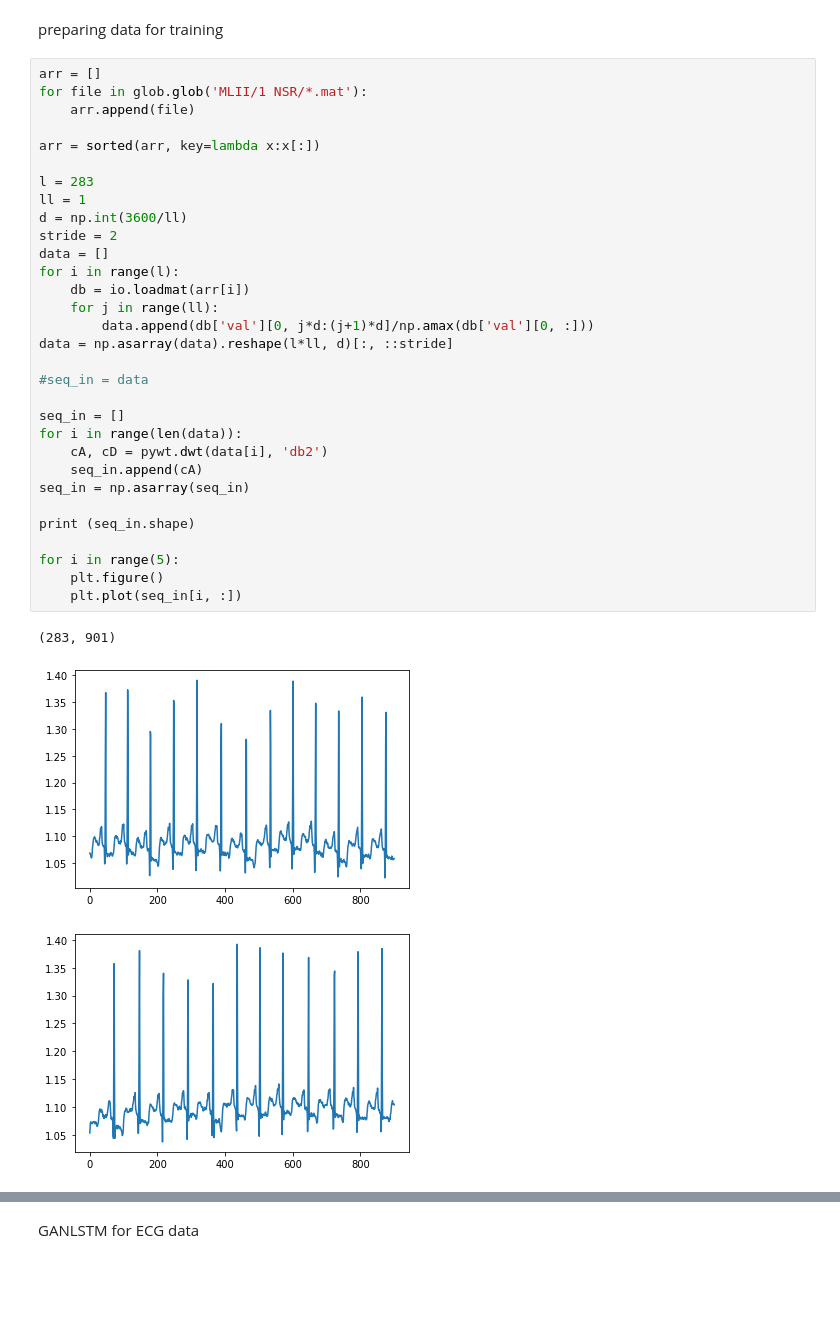
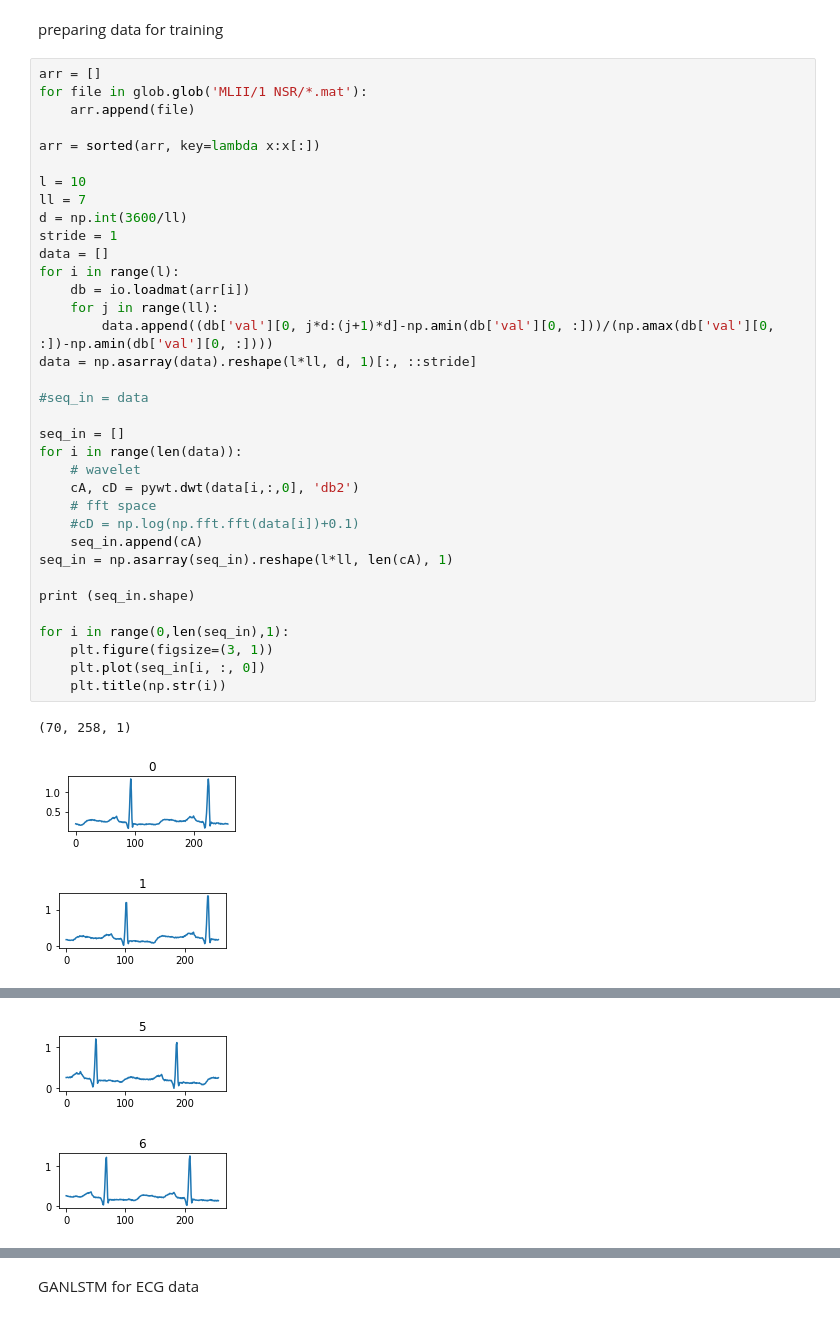
Before and after one commit to abbasloo/dnnHealth, a Jupyter notebook: GANCNNLSTM/LSTMGAN.ipynb, the cells around one changed output, grey strips where cells are left out. Cells and saved outputs as stored; diff of their text form; blank space fills up the shorter version.

```diff
--- a/GANCNNLSTM/LSTMGAN.ipynb
+++ b/GANCNNLSTM/LSTMGAN.ipynb
@@ -15,35 +15,39 @@ preparing data for training
 # %%
 arr = []
 for file in glob.glob('MLII/1 NSR/*.mat'):
     arr.append(file)
 
 arr = sorted(arr, key=lambda x:x[:])
 
-l = 283
-ll = 1
+l = 10
+ll = 7
 d = np.int(3600/ll)
-stride = 2
+stride = 1
 data = []
 for i in range(l):
     db = io.loadmat(arr[i])
     for j in range(ll):
-        data.append(db['val'][0, j*d:(j+1)*d]/np.amax(db['val'][0, :]))
-data = np.asarray(data).reshape(l*ll, d)[:, ::stride]
+        data.append((db['val'][0, j*d:(j+1)*d]-np.amin(db['val'][0, :]))/(np.amax(db['val'][0, :])-np.amin(db['val'][0, :])))
+data = np.asarray(data).reshape(l*ll, d, 1)[:, ::stride]
 
 #seq_in = data
 
 seq_in = []
 for i in range(len(data)):
-    cA, cD = pywt.dwt(data[i], 'db2')
+    # wavelet
+    cA, cD = pywt.dwt(data[i,:,0], 'db2')
+    # fft space
+    #cD = np.log(np.fft.fft(data[i])+0.1)
     seq_in.append(cA)
-seq_in = np.asarray(seq_in)
+seq_in = np.asarray(seq_in).reshape(l*ll, len(cA), 1)
 
 print (seq_in.shape)
 
-for i in range(5):
-    plt.figure()
-    plt.plot(seq_in[i, :])
+for i in range(0,len(seq_in),1):
+    plt.figure(figsize=(3, 1))
+    plt.plot(seq_in[i, :, 0])
+    plt.title(np.str(i))
 # %% [output]
-(283, 901)
+(70, 258, 1)
-[figure, old version]
+[figure, new version]
-[figure, old version]
+[figure, new version]
@@ -52,0 +57,2 @@ for i in range(5):
+[figure, added]
+[figure, added]
```
Also changed, not shown: parts of 5 cells of this notebook.
